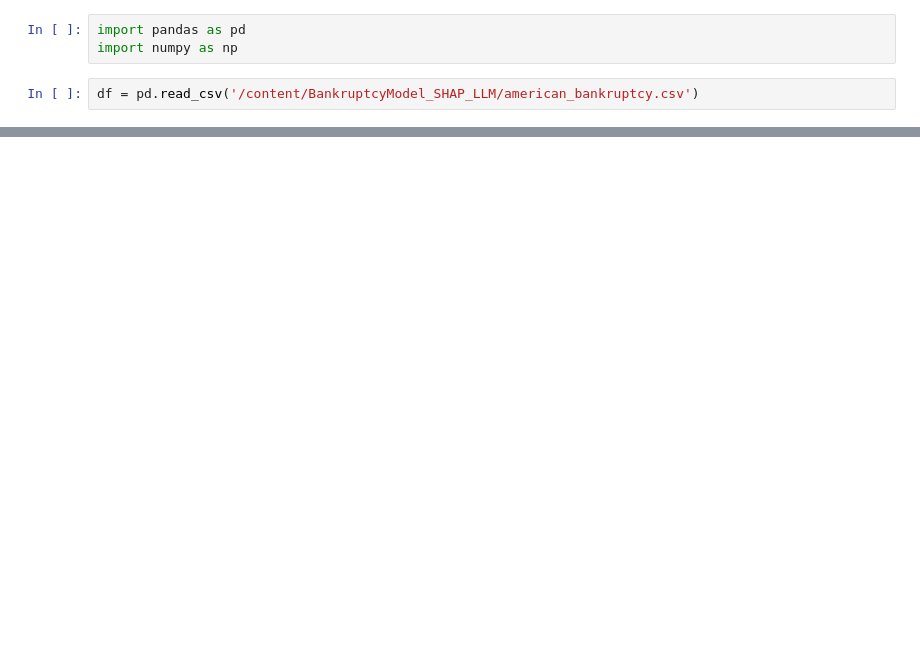
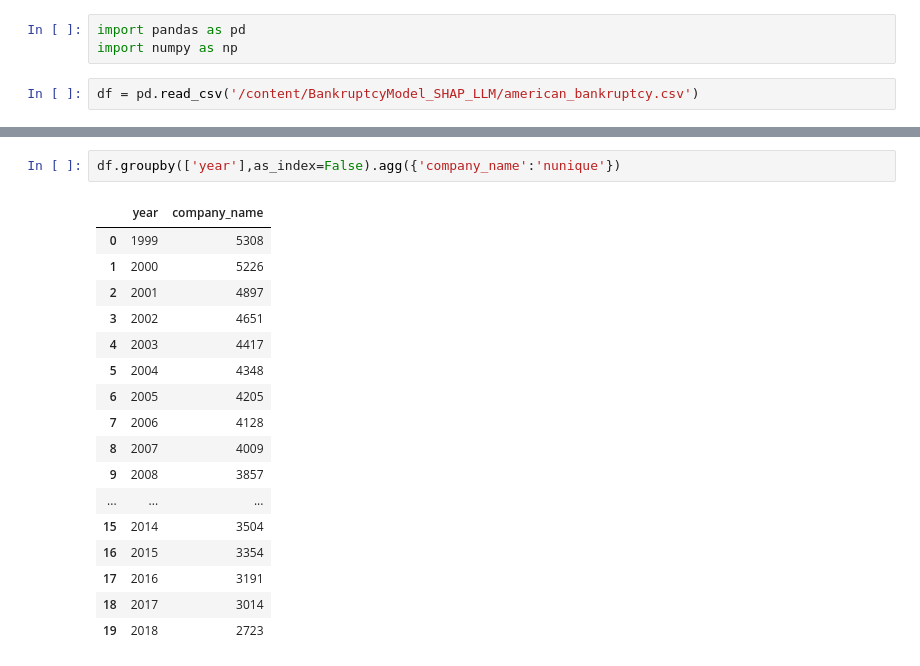
Before and after one commit to UdayaPrakashST/BankruptcyModel_SHAP_LLM, a Jupyter notebook: American_Bankruptcy_Prediction_1_Creating_the_modelling_dataset.ipynb, the cells around one changed output, grey strips where cells are left out. Cells and saved outputs as stored; diff of their text form; blank space fills up the shorter version.

```diff
--- a/American_Bankruptcy_Prediction_1_Creating_the_modelling_dataset.ipynb
+++ b/American_Bankruptcy_Prediction_1_Creating_the_modelling_dataset.ipynb
@@ -16,0 +52,20 @@ df = pd.read_csv('/content/BankruptcyModel_SHAP_LLM/american_bankruptcy.csv')
+# %%
+df.groupby(['year'],as_index=False).agg({'company_name':'nunique'})
+# %% [output]
+|  | year | company_name |
+| 0 | 1999 | 5308 |
+| 1 | 2000 | 5226 |
+| 2 | 2001 | 4897 |
+| 3 | 2002 | 4651 |
+| 4 | 2003 | 4417 |
+| 5 | 2004 | 4348 |
+| 6 | 2005 | 4205 |
+| 7 | 2006 | 4128 |
+| 8 | 2007 | 4009 |
+| 9 | 2008 | 3857 |
+| ... | ... | ... |
+| 15 | 2014 | 3504 |
+| 16 | 2015 | 3354 |
+| 17 | 2016 | 3191 |
+| 18 | 2017 | 3014 |
+| 19 | 2018 | 2723 |
```
Also changed, not shown: parts of 13 cells of this notebook.
